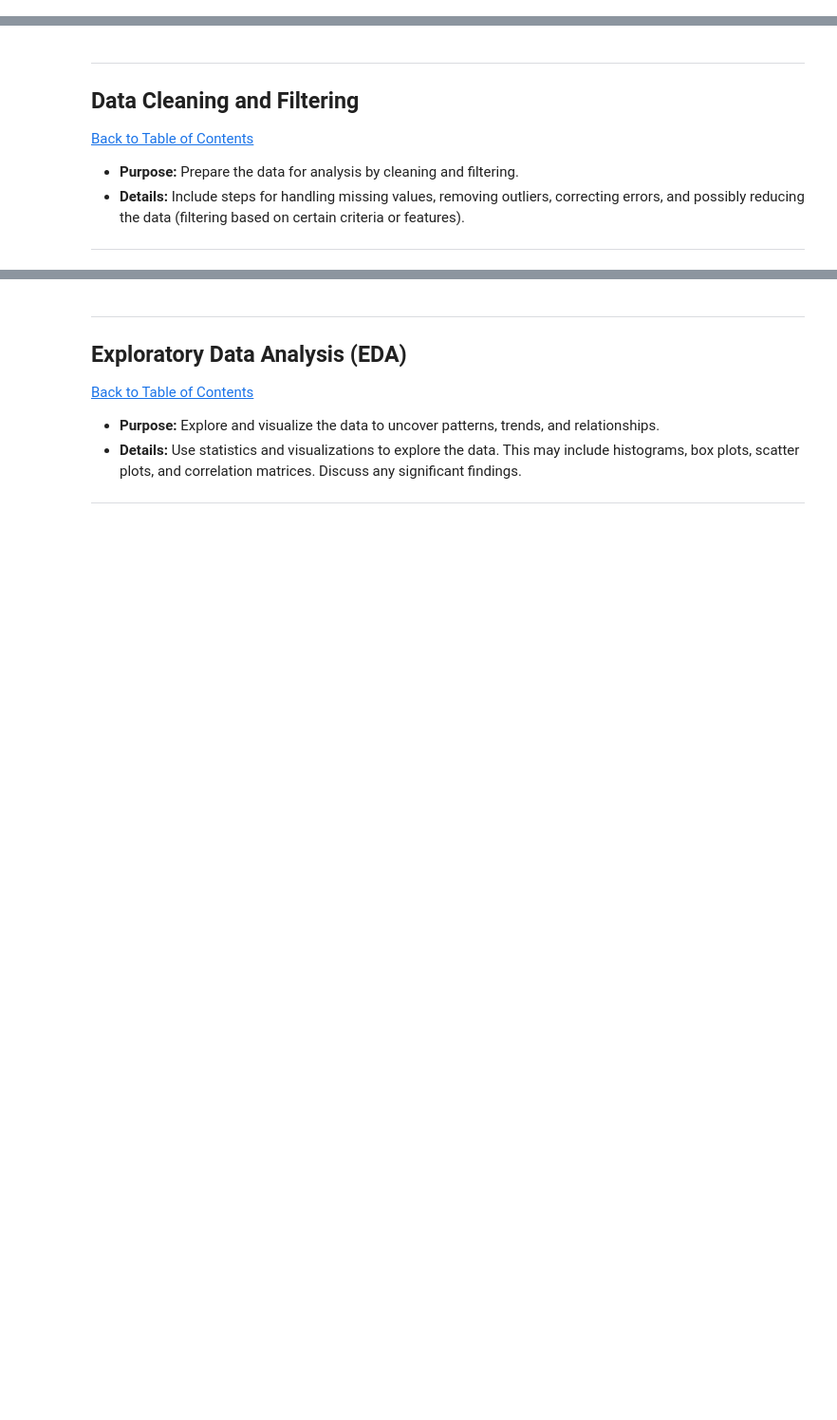
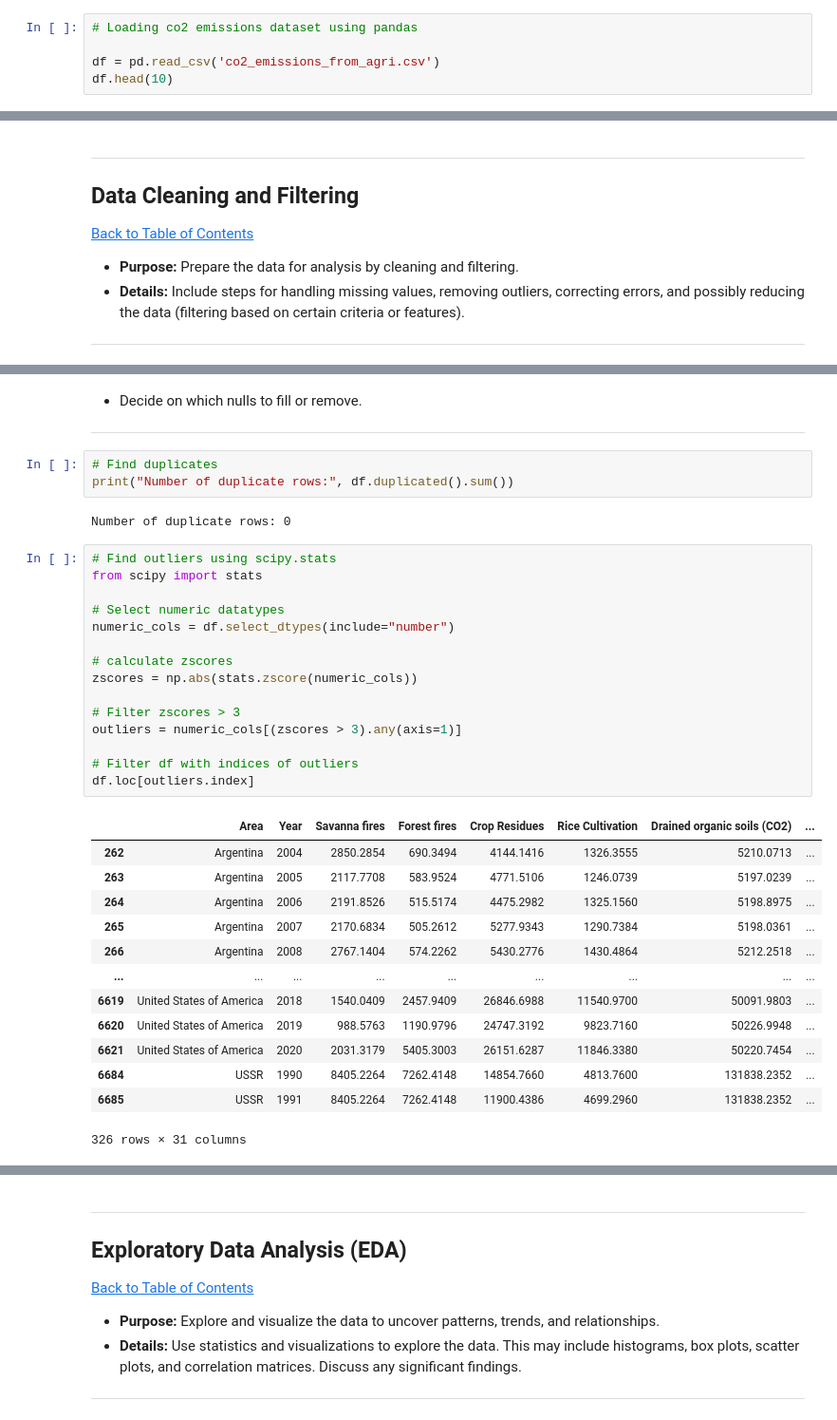
Before and after one commit to nhlokomomhlophe/2401PTDS_Regression_Project, a Jupyter notebook: 2401PTDS Regression Project.ipynb, the cells around one changed output, grey strips where cells are left out. Shown at 95% size. Drawn from its saved outputs; the diff is of its cells as text; blank space fills up the shorter version.

Commit message:
Cleaned dataset

```diff
--- a/2401PTDS Regression Project.ipynb
+++ b/2401PTDS Regression Project.ipynb
@@ -104,0 +102,5 @@ from scipy.stats import ttest_ind
+# %%
+# Loading co2 emissions dataset using pandas
+
+df = pd.read_csv('co2_emissions_from_agri.csv')
+df.head(10)
@@ -115,0 +159,37 @@ from scipy.stats import ttest_ind
+# %% [markdown]
+- Decide on which nulls to fill or remove.
+---
+# %%
+# Find duplicates
+print("Number of duplicate rows:", df.duplicated().sum())
+# %% [output]
+Number of duplicate rows: 0
+# %%
+# Find outliers using scipy.stats
+from scipy import stats
+
+# Select numeric datatypes
+numeric_cols = df.select_dtypes(include="number")
+
+# calculate zscores
+zscores = np.abs(stats.zscore(numeric_cols))
+
+# Filter zscores > 3
+outliers = numeric_cols[(zscores > 3).any(axis=1)]
+
+# Filter df with indices of outliers
+df.loc[outliers.index]
+# %% [output]
+|  | Area | Year | Savanna fires | Forest fires | Crop Residues | Rice Cultivation | Drained organic soils (CO2) | ... |
+| 262 | Argentina | 2004 | 2850.2854 | 690.3494 | 4144.1416 | 1326.3555 | 5210.0713 | ... |
+| 263 | Argentina | 2005 | 2117.7708 | 583.9524 | 4771.5106 | 1246.0739 | 5197.0239 | ... |
+| 264 | Argentina | 2006 | 2191.8526 | 515.5174 | 4475.2982 | 1325.1560 | 5198.8975 | ... |
+| 265 | Argentina | 2007 | 2170.6834 | 505.2612 | 5277.9343 | 1290.7384 | 5198.0361 | ... |
+| 266 | Argentina | 2008 | 2767.1404 | 574.2262 | 5430.2776 | 1430.4864 | 5212.2518 | ... |
+| ... | ... | ... | ... | ... | ... | ... | ... | ... |
+| 6619 | United States of America | 2018 | 1540.0409 | 2457.9409 | 26846.6988 | 11540.9700 | 50091.9803 | ... |
+| 6620 | United States of America | 2019 | 988.5763 | 1190.9796 | 24747.3192 | 9823.7160 | 50226.9948 | ... |
+| 6621 | United States of America | 2020 | 2031.3179 | 5405.3003 | 26151.6287 | 11846.3380 | 50220.7454 | ... |
+| 6684 | USSR | 1990 | 8405.2264 | 7262.4148 | 14854.7660 | 4813.7600 | 131838.2352 | ... |
+| 6685 | USSR | 1991 | 8405.2264 | 7262.4148 | 11900.4386 | 4699.2960 | 131838.2352 | ... |
+326 rows × 31 columns
```
Also changed, not shown: parts of 9 cells of this notebook, 1 other file.
